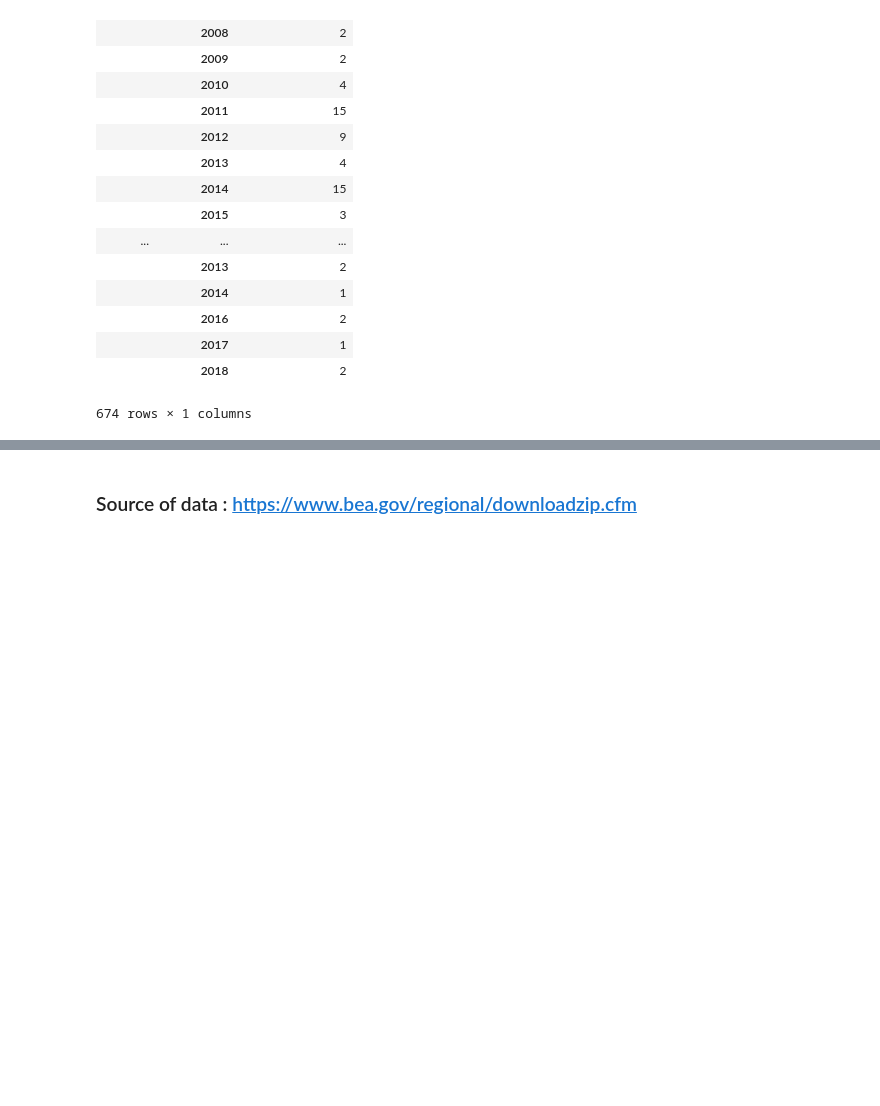
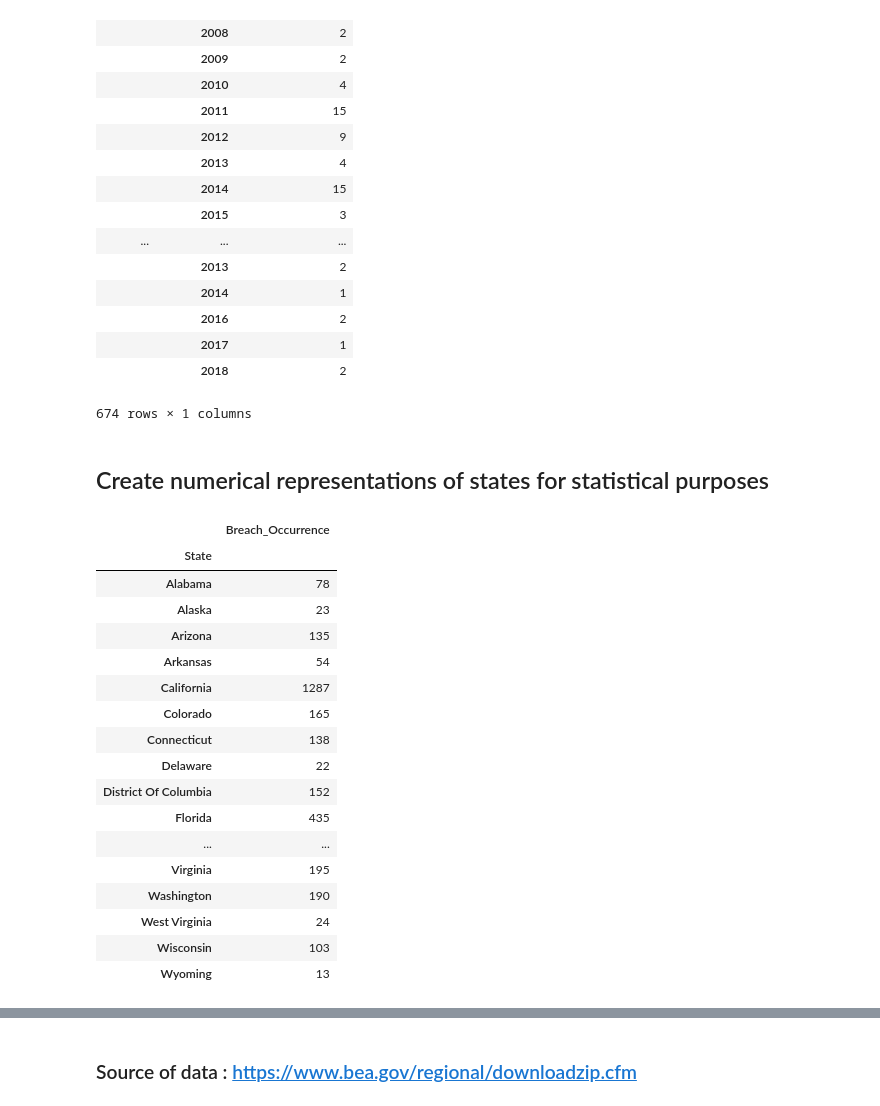
Before and after one commit to dmrod01/Capstone, a Jupyter notebook: Data_Breaches_Cleaning_Transformation.ipynb, the cells around one changed output, grey strips where cells are left out. Drawn from its saved outputs; the diff is of its cells as text; code cells hidden in the pictures; blank space fills up the shorter version.

```diff
--- a/Data_Breaches_Cleaning_Transformation.ipynb
+++ b/Data_Breaches_Cleaning_Transformation.ipynb
@@ -645,3 +611,5 @@ df_grp.groupby(['State', 'Breach_Year']).count()
 |  | 2017 | 1 |
 |  | 2018 | 2 |
 674 rows × 1 columns
+# %% [markdown]
+## Create numerical representations of states for statistical purposes
@@ -647,0 +618,22 @@ df_grp.groupby(['State', 'Breach_Year']).count()
+# %%
+df_state = df_state.drop(['Breach_Year'], axis=1)
+df_state
+# %% [output]
+|  | Breach_Occurrence |
+| State |  |
+| Alabama | 78 |
+| Alaska | 23 |
+| Arizona | 135 |
+| Arkansas | 54 |
+| California | 1287 |
+| Colorado | 165 |
+| Connecticut | 138 |
+| Delaware | 22 |
+| District Of Columbia | 152 |
+| Florida | 435 |
+| ... | ... |
+| Virginia | 195 |
+| Washington | 190 |
+| West Virginia | 24 |
+| Wisconsin | 103 |
+| Wyoming | 13 |
```
Also changed, not shown: parts of 23 cells of this notebook, 1 other file.
